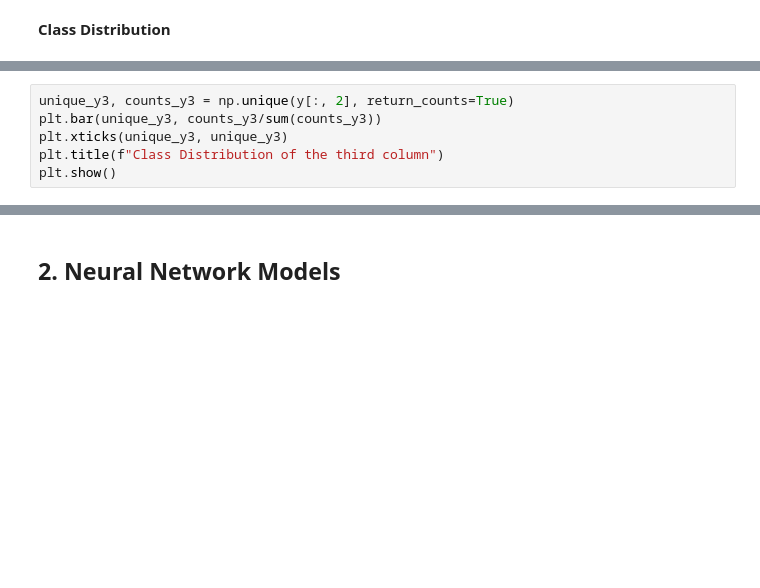
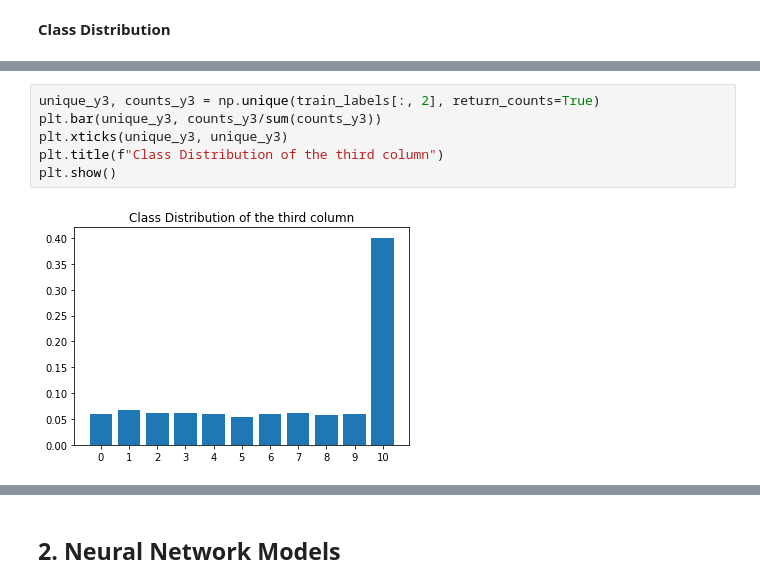
Before and after one commit to du-hr/MNIST-CNN, a Jupyter notebook: MiniProject_3.ipynb, the cells around one changed output, grey strips where cells are left out. Saved outputs shown, nothing was run; the diff lists cells and outputs as text; blank space fills up the shorter version.

```diff
--- a/MiniProject_3.ipynb
+++ b/MiniProject_3.ipynb
@@ -137,7 +166,9 @@ plt.show()
 # %%
-unique_y3, counts_y3 = np.unique(y[:, 2], return_counts=True)
+unique_y3, counts_y3 = np.unique(train_labels[:, 2], return_counts=True)
 plt.bar(unique_y3, counts_y3/sum(counts_y3))
 plt.xticks(unique_y3, unique_y3)
 plt.title(f"Class Distribution of the third column")
 plt.show()
+# %% [output]
+[figure, added]
 # %%
```
Also changed, not shown: parts of 22 cells of this notebook.
